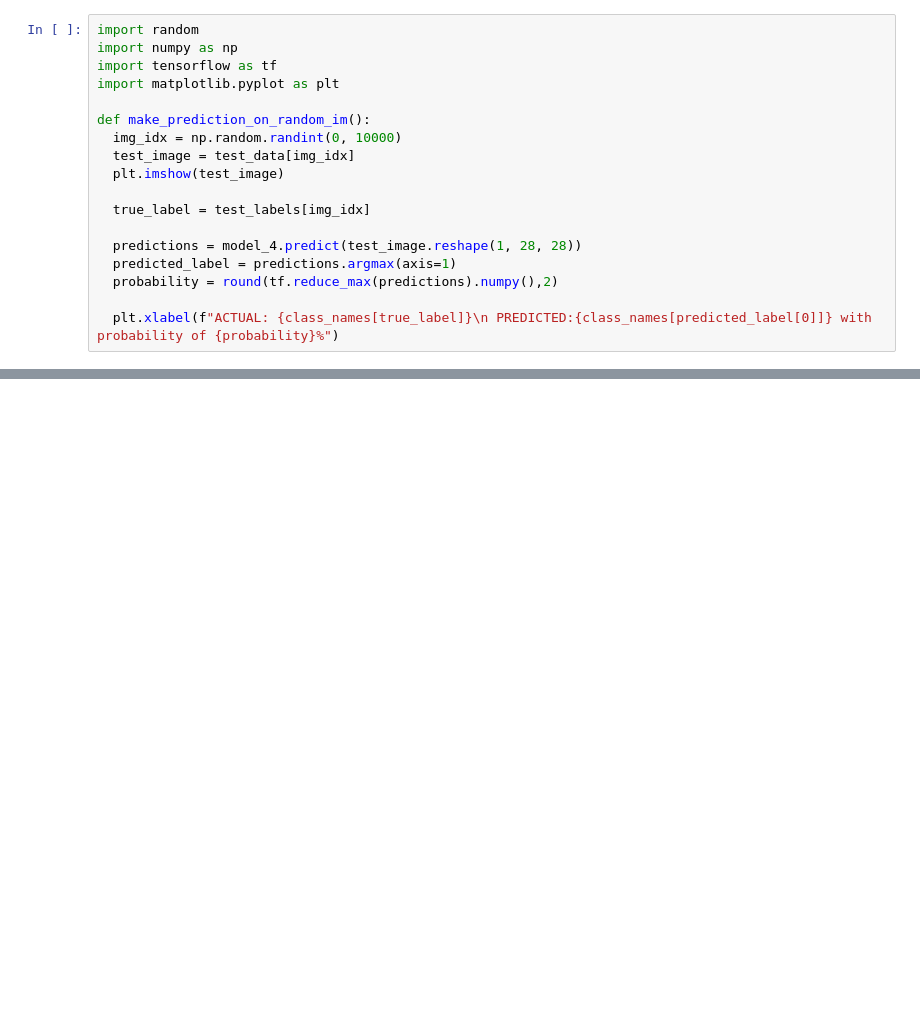
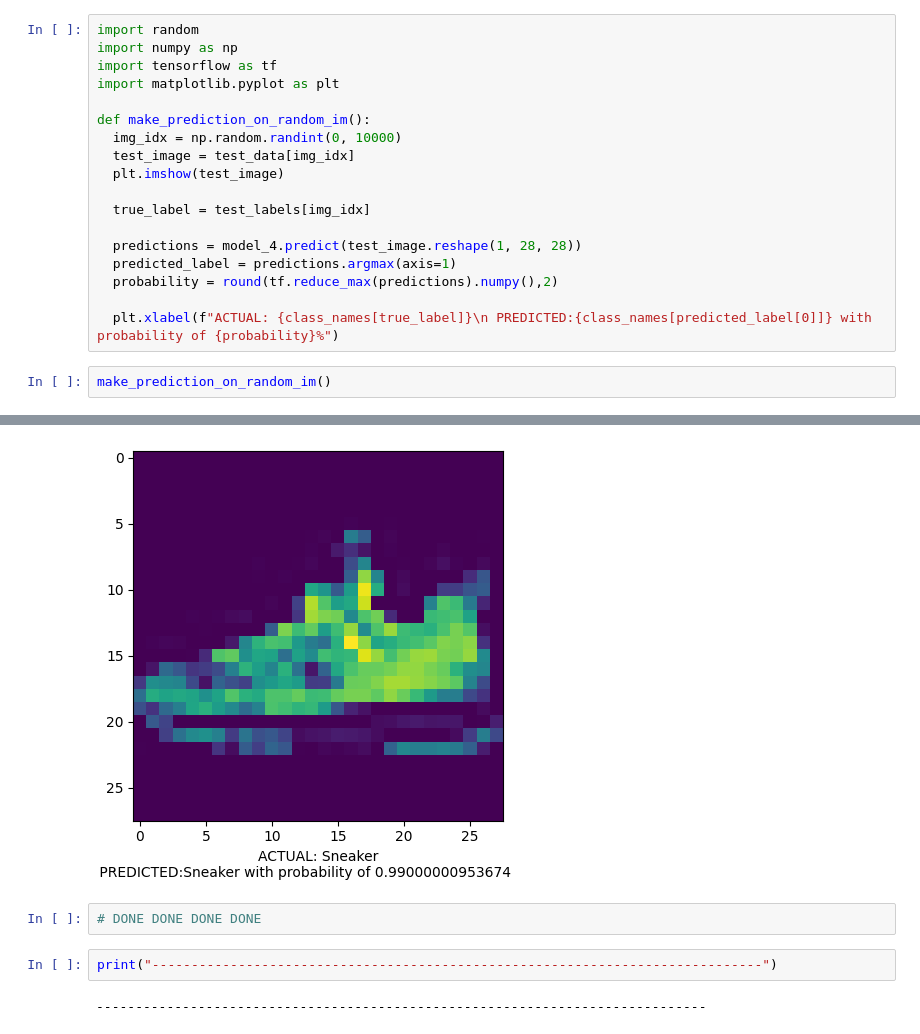
Before and after one commit to Priyam7295/DeepLearningTensorFlow, a Jupyter notebook: 5.MulticlassClassification.ipynb, the cells around one changed output, grey strips where cells are left out. Cells and saved outputs as stored; diff of their text form; blank space fills up the shorter version.

```diff
--- a/5.MulticlassClassification.ipynb
+++ b/5.MulticlassClassification.ipynb
@@ -503,3 +492,6 @@ def make_prediction_on_random_im():
   probability = round(tf.reduce_max(predictions).numpy(),2)
 
   plt.xlabel(f"ACTUAL: {class_names[true_label]}\n PREDICTED:{class_names[predicted_label[0]]} with probability of {probability}%")
+# %%
+make_prediction_on_random_im()
+# %% [output]
@@ -505,0 +499,7 @@ def make_prediction_on_random_im():
+[figure, added]
+# %%
+# DONE DONE DONE DONE
+# %%
+print("------------------------------------------------------------------------------")
+# %% [output]
+------------------------------------------------------------------------------
```
Also changed, not shown: parts of 16 cells of this notebook.
